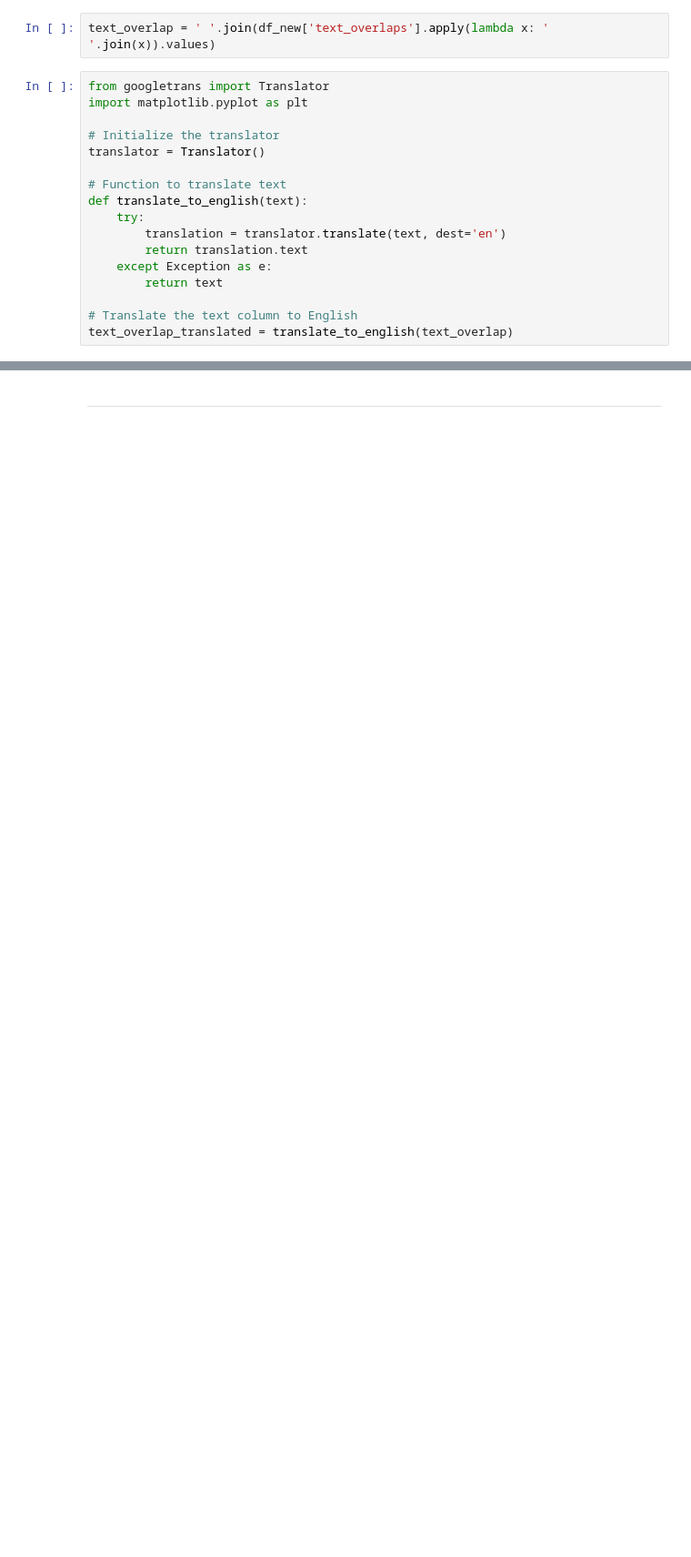
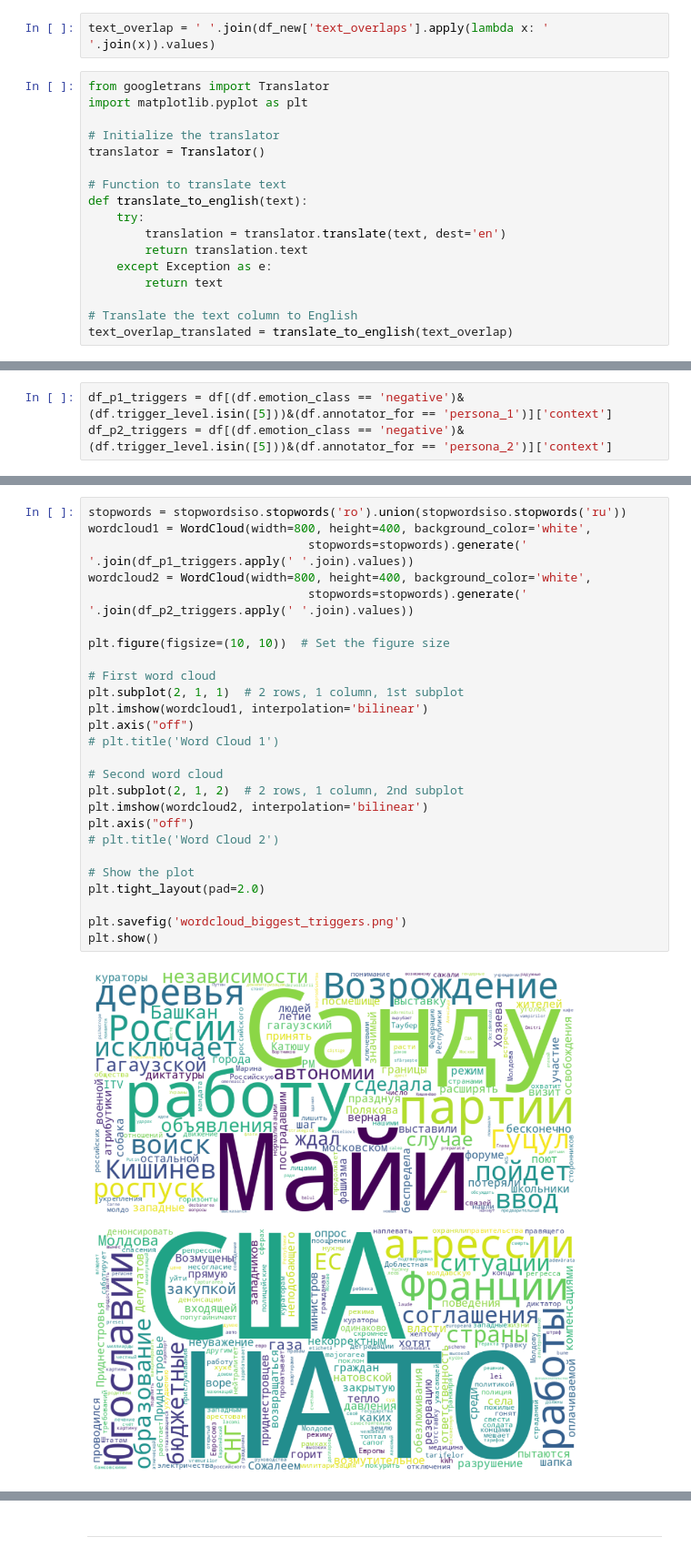
Before and after one commit to LetsData-net/emotional-triggers, a Jupyter notebook: notebooks/annotations_eda.ipynb, the cells around one changed output, grey strips where cells are left out. Shown at 91% size. Saved outputs shown, nothing was run; the diff lists cells and outputs as text; blank space fills up the shorter version.

```diff
--- a/notebooks/annotations_eda.ipynb
+++ b/notebooks/annotations_eda.ipynb
@@ -271,0 +325,3 @@ plt.show()
+# %%
+df_p1_triggers = df[(df.emotion_class == 'negative')&(df.trigger_level.isin([5]))&(df.annotator_for == 'persona_1')]['context']
+df_p2_triggers = df[(df.emotion_class == 'negative')&(df.trigger_level.isin([5]))&(df.annotator_for == 'persona_2')]['context']
@@ -271,0 +336,28 @@ plt.show()
+# %%
+stopwords = stopwordsiso.stopwords('ro').union(stopwordsiso.stopwords('ru'))
+wordcloud1 = WordCloud(width=800, height=400, background_color='white',
+                               stopwords=stopwords).generate(' '.join(df_p1_triggers.apply(' '.join).values))
+wordcloud2 = WordCloud(width=800, height=400, background_color='white',
+                               stopwords=stopwords).generate(' '.join(df_p2_triggers.apply(' '.join).values))
+
+plt.figure(figsize=(10, 10))  # Set the figure size
+
+# First word cloud
+plt.subplot(2, 1, 1)  # 2 rows, 1 column, 1st subplot
+plt.imshow(wordcloud1, interpolation='bilinear')
+plt.axis("off")
+# plt.title('Word Cloud 1')
+
+# Second word cloud
+plt.subplot(2, 1, 2)  # 2 rows, 1 column, 2nd subplot
+plt.imshow(wordcloud2, interpolation='bilinear')
+plt.axis("off")
+# plt.title('Word Cloud 2')
+
+# Show the plot
+plt.tight_layout(pad=2.0)
+
+plt.savefig('wordcloud_biggest_triggers.png')
+plt.show()
+# %% [output]
+[figure, added]
```
Also changed, not shown: parts of 14 cells of this notebook, 15 other files.
